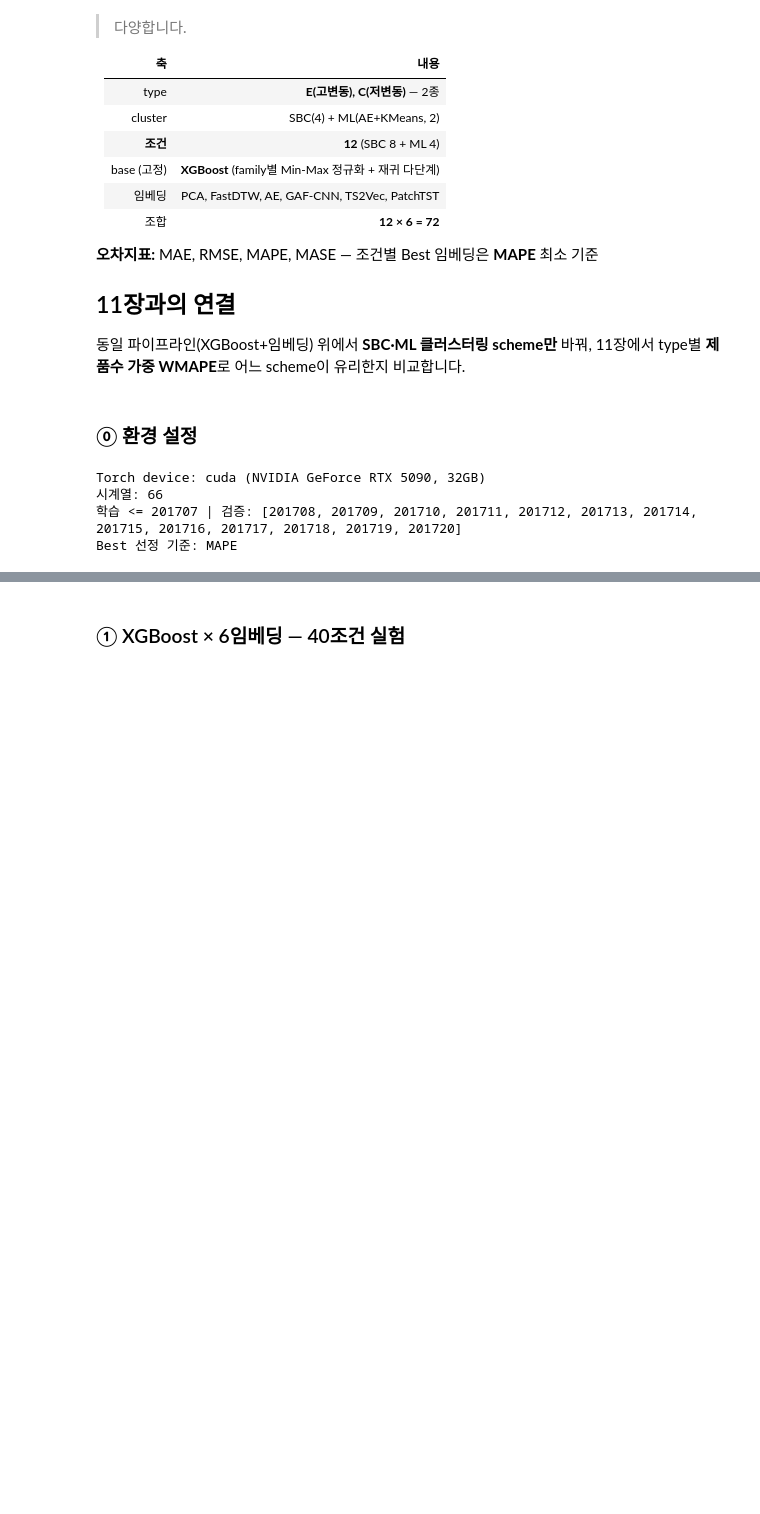
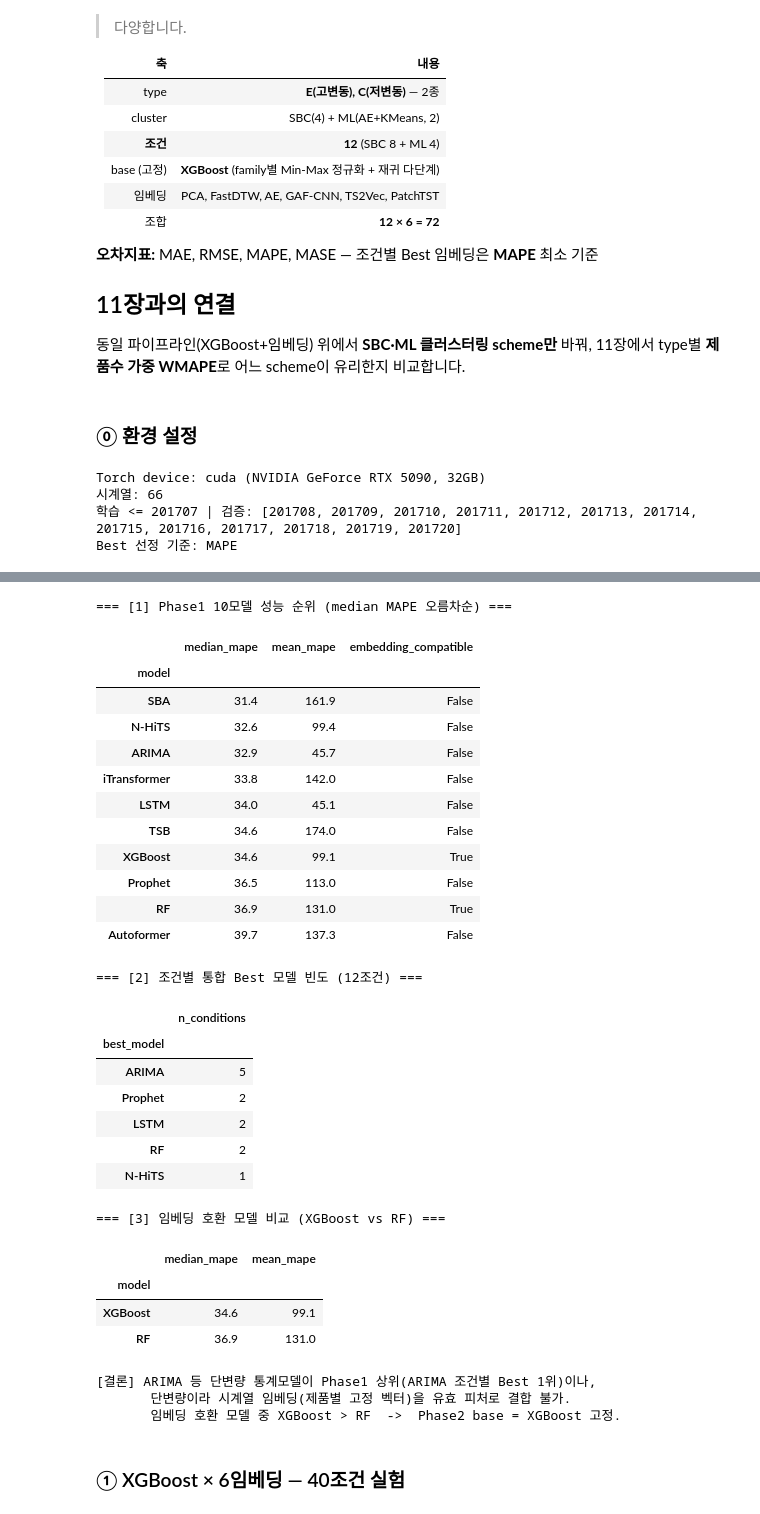
Before and after one commit to junghyuk-kim/ai-retail-demandforecasting, a Jupyter notebook: code/10_임베딩_기반_시계열분석.ipynb, the cells around one changed output, grey strips where cells are left out. Saved outputs shown, nothing was run; the diff lists cells and outputs as text; code cells hidden in the pictures; blank space fills up the shorter version.

```diff
--- a/code/10_임베딩_기반_시계열분석.ipynb
+++ b/code/10_임베딩_기반_시계열분석.ipynb
@@ -55,3 +67,59 @@ Best 선정 기준: MAPE
+# %%
+# === Phase1 10모델 능력치 분석 (Phase2 base 선정 근거) ===
+phase1_all = pd.read_parquet(DATA_PROCESSED / 'phase1_all_results.parquet')
+phase1_best = pd.read_csv(DATA_PROCESSED / 'phase1_best_per_condition.parquet'.replace('.parquet', '.csv'))
+
+EMB_COMPAT = ['RF', 'XGBoost']  # 임베딩을 피처로 받을 수 있는 패널 ML
+
+# (1) 모델별 성능 순위 — median은 near-zero 간헐 family에 강건, mean은 참고
+perf = (phase1_all.groupby('model')['mape']
+        .agg(median_mape='median', mean_mape='mean').round(1)
+        .sort_values('median_mape'))
+perf['embedding_compatible'] = perf.index.isin(EMB_COMPAT)
+print('=== [1] Phase1 10모델 성능 순위 (median MAPE 오름차순) ===')
+display(perf)
+
+# (2) 조건별 통합 Best 모델 빈도 (12조건, mean MAPE 기준)
+print('=== [2] 조건별 통합 Best 모델 빈도 (12조건) ===')
+display(phase1_best['best_model'].value_counts().rename('n_conditions').to_frame())
+
+# (3) 임베딩 호환 모델(패널 ML) 비교 → Phase2 base 후보
+print('=== [3] 임베딩 호환 모델 비교 (XGBoost vs RF) ===')
+display(perf[perf['embedding_compatible']][['median_mape', 'mean_mape']])
+
+print('[결론] ARIMA 등 단변량 통계모델이 Phase1 상위(ARIMA 조건별 Best 1위)이나,')
+print('       단변량이라 시계열 임베딩(제품별 고정 벡터)을 유효 피처로 결합 불가.')
+print('       임베딩 호환 모델 중 XGBoost > RF  ->  Phase2 base = XGBoost 고정.')
+# %% [output]
+=== [1] Phase1 10모델 성능 순위 (median MAPE 오름차순) ===
+|  | median_mape | mean_mape | embedding_compatible |
+| model |  |  |  |
+| SBA | 31.4 | 161.9 | False |
+| N-HiTS | 32.6 | 99.4 | False |
+| ARIMA | 32.9 | 45.7 | False |
+| iTransformer | 33.8 | 142.0 | False |
+| LSTM | 34.0 | 45.1 | False |
+| TSB | 34.6 | 174.0 | False |
+| XGBoost | 34.6 | 99.1 | True |
+| Prophet | 36.5 | 113.0 | False |
+| RF | 36.9 | 131.0 | True |
+| Autoformer | 39.7 | 137.3 | False |
+=== [2] 조건별 통합 Best 모델 빈도 (12조건) ===
+|  | n_conditions |
+| best_model |  |
+| ARIMA | 5 |
+| Prophet | 2 |
+| LSTM | 2 |
+| RF | 2 |
+| N-HiTS | 1 |
+=== [3] 임베딩 호환 모델 비교 (XGBoost vs RF) ===
+|  | median_mape | mean_mape |
+| model |  |  |
+| XGBoost | 34.6 | 99.1 |
+| RF | 36.9 | 131.0 |
+[결론] ARIMA 등 단변량 통계모델이 Phase1 상위(ARIMA 조건별 Best 1위)이나,
+       단변량이라 시계열 임베딩(제품별 고정 벡터)을 유효 피처로 결합 불가.
+       임베딩 호환 모델 중 XGBoost > RF  ->  Phase2 base = XGBoost 고정.
 # %% [markdown]
 ### ① XGBoost × 6임베딩 — 40조건 실험
 # %%
```
Also changed, not shown: parts of 2 cells of this notebook.
